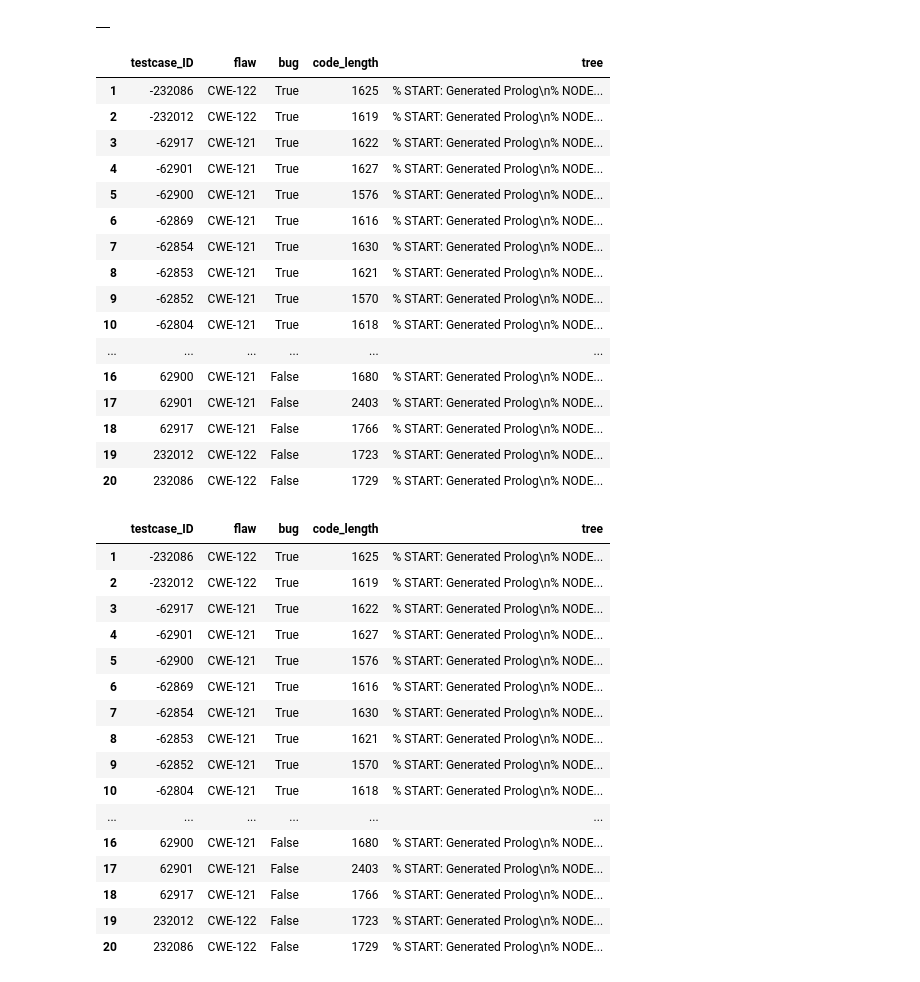
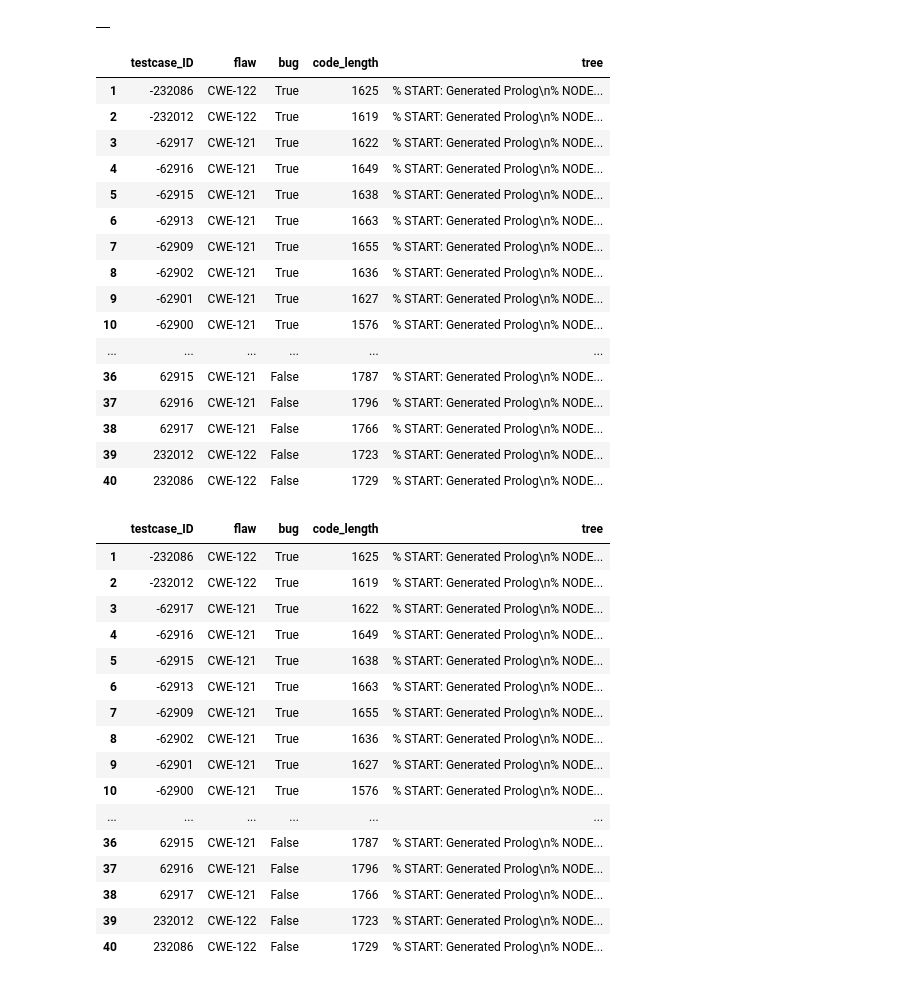
Before and after one commit to dj311/uob-summer-project, a Jupyter notebook: code/generate_minimal_ilp_dataset.ipynb, the cells around one changed output. Cells and saved outputs as stored; diff of their text form; code cells hidden in the pictures.

```diff
--- a/code/generate_minimal_ilp_dataset.ipynb
+++ b/code/generate_minimal_ilp_dataset.ipynb
@@ -199,31 +189,31 @@ ilp_data.groupby('testcase_ID').apply(generate_prolog)
 # %%
 prolog = pd.DataFrame({
     'testcase_ID': testcase_IDs,
     'flaw': flaws,
     'bug': bugs,
     'code_length': code_lengths,
     'tree': trees,
 })
-prolog = prolog[1:21]  # when we run apply it duplicates the first group
+prolog = prolog[1:41]  # when we run apply it duplicates the first group
 prolog
 # %% [output]
 |  | testcase_ID | flaw | bug | code_length | tree |
 | 1 | -232086 | CWE-122 | True | 1625 | % START: Generated Prolog\n% NODE... |
 | 2 | -232012 | CWE-122 | True | 1619 | % START: Generated Prolog\n% NODE... |
 | 3 | -62917 | CWE-121 | True | 1622 | % START: Generated Prolog\n% NODE... |
-| 4 | -62901 | CWE-121 | True | 1627 | % START: Generated Prolog\n% NODE... |
-| 5 | -62900 | CWE-121 | True | 1576 | % START: Generated Prolog\n% NODE... |
-| 6 | -62869 | CWE-121 | True | 1616 | % START: Generated Prolog\n% NODE... |
-| 7 | -62854 | CWE-121 | True | 1630 | % START: Generated Prolog\n% NODE... |
-| 8 | -62853 | CWE-121 | True | 1621 | % START: Generated Prolog\n% NODE... |
-| 9 | -62852 | CWE-121 | True | 1570 | % START: Generated Prolog\n% NODE... |
-| 10 | -62804 | CWE-121 | True | 1618 | % START: Generated Prolog\n% NODE... |
+| 4 | -62916 | CWE-121 | True | 1649 | % START: Generated Prolog\n% NODE... |
+| 5 | -62915 | CWE-121 | True | 1638 | % START: Generated Prolog\n% NODE... |
+| 6 | -62913 | CWE-121 | True | 1663 | % START: Generated Prolog\n% NODE... |
+| 7 | -62909 | CWE-121 | True | 1655 | % START: Generated Prolog\n% NODE... |
+| 8 | -62902 | CWE-121 | True | 1636 | % START: Generated Prolog\n% NODE... |
+| 9 | -62901 | CWE-121 | True | 1627 | % START: Generated Prolog\n% NODE... |
+| 10 | -62900 | CWE-121 | True | 1576 | % START: Generated Prolog\n% NODE... |
 | ... | ... | ... | ... | ... | ... |
-| 16 | 62900 | CWE-121 | False | 1680 | % START: Generated Prolog\n% NODE... |
-| 17 | 62901 | CWE-121 | False | 2403 | % START: Generated Prolog\n% NODE... |
-| 18 | 62917 | CWE-121 | False | 1766 | % START: Generated Prolog\n% NODE... |
-| 19 | 232012 | CWE-122 | False | 1723 | % START: Generated Prolog\n% NODE... |
-| 20 | 232086 | CWE-122 | False | 1729 | % START: Generated Prolog\n% NODE... |
+| 36 | 62915 | CWE-121 | False | 1787 | % START: Generated Prolog\n% NODE... |
+| 37 | 62916 | CWE-121 | False | 1796 | % START: Generated Prolog\n% NODE... |
+| 38 | 62917 | CWE-121 | False | 1766 | % START: Generated Prolog\n% NODE... |
+| 39 | 232012 | CWE-122 | False | 1723 | % START: Generated Prolog\n% NODE... |
+| 40 | 232086 | CWE-122 | False | 1729 | % START: Generated Prolog\n% NODE... |
 # %%
 import re
 # %%
@@ -261,19 +251,19 @@ prolog
 | 1 | -232086 | CWE-122 | True | 1625 | % START: Generated Prolog\n% NODE... |
 | 2 | -232012 | CWE-122 | True | 1619 | % START: Generated Prolog\n% NODE... |
 | 3 | -62917 | CWE-121 | True | 1622 | % START: Generated Prolog\n% NODE... |
-| 4 | -62901 | CWE-121 | True | 1627 | % START: Generated Prolog\n% NODE... |
-| 5 | -62900 | CWE-121 | True | 1576 | % START: Generated Prolog\n% NODE... |
-| 6 | -62869 | CWE-121 | True | 1616 | % START: Generated Prolog\n% NODE... |
-| 7 | -62854 | CWE-121 | True | 1630 | % START: Generated Prolog\n% NODE... |
-| 8 | -62853 | CWE-121 | True | 1621 | % START: Generated Prolog\n% NODE... |
-| 9 | -62852 | CWE-121 | True | 1570 | % START: Generated Prolog\n% NODE... |
-| 10 | -62804 | CWE-121 | True | 1618 | % START: Generated Prolog\n% NODE... |
+| 4 | -62916 | CWE-121 | True | 1649 | % START: Generated Prolog\n% NODE... |
+| 5 | -62915 | CWE-121 | True | 1638 | % START: Generated Prolog\n% NODE... |
+| 6 | -62913 | CWE-121 | True | 1663 | % START: Generated Prolog\n% NODE... |
+| 7 | -62909 | CWE-121 | True | 1655 | % START: Generated Prolog\n% NODE... |
+| 8 | -62902 | CWE-121 | True | 1636 | % START: Generated Prolog\n% NODE... |
+| 9 | -62901 | CWE-121 | True | 1627 | % START: Generated Prolog\n% NODE... |
+| 10 | -62900 | CWE-121 | True | 1576 | % START: Generated Prolog\n% NODE... |
 | ... | ... | ... | ... | ... | ... |
-| 16 | 62900 | CWE-121 | False | 1680 | % START: Generated Prolog\n% NODE... |
-| 17 | 62901 | CWE-121 | False | 2403 | % START: Generated Prolog\n% NODE... |
-| 18 | 62917 | CWE-121 | False | 1766 | % START: Generated Prolog\n% NODE... |
-| 19 | 232012 | CWE-122 | False | 1723 | % START: Generated Prolog\n% NODE... |
-| 20 | 232086 | CWE-122 | False | 1729 | % START: Generated Prolog\n% NODE... |
+| 36 | 62915 | CWE-121 | False | 1787 | % START: Generated Prolog\n% NODE... |
+| 37 | 62916 | CWE-121 | False | 1796 | % START: Generated Prolog\n% NODE... |
+| 38 | 62917 | CWE-121 | False | 1766 | % START: Generated Prolog\n% NODE... |
+| 39 | 232012 | CWE-122 | False | 1723 | % START: Generated Prolog\n% NODE... |
+| 40 | 232086 | CWE-122 | False | 1729 | % START: Generated Prolog\n% NODE... |
 # %%
 def extract_source_map(prolog_src):
     output_lines = []
```
Also changed, not shown: parts of 9 cells of this notebook, 3 other files.
